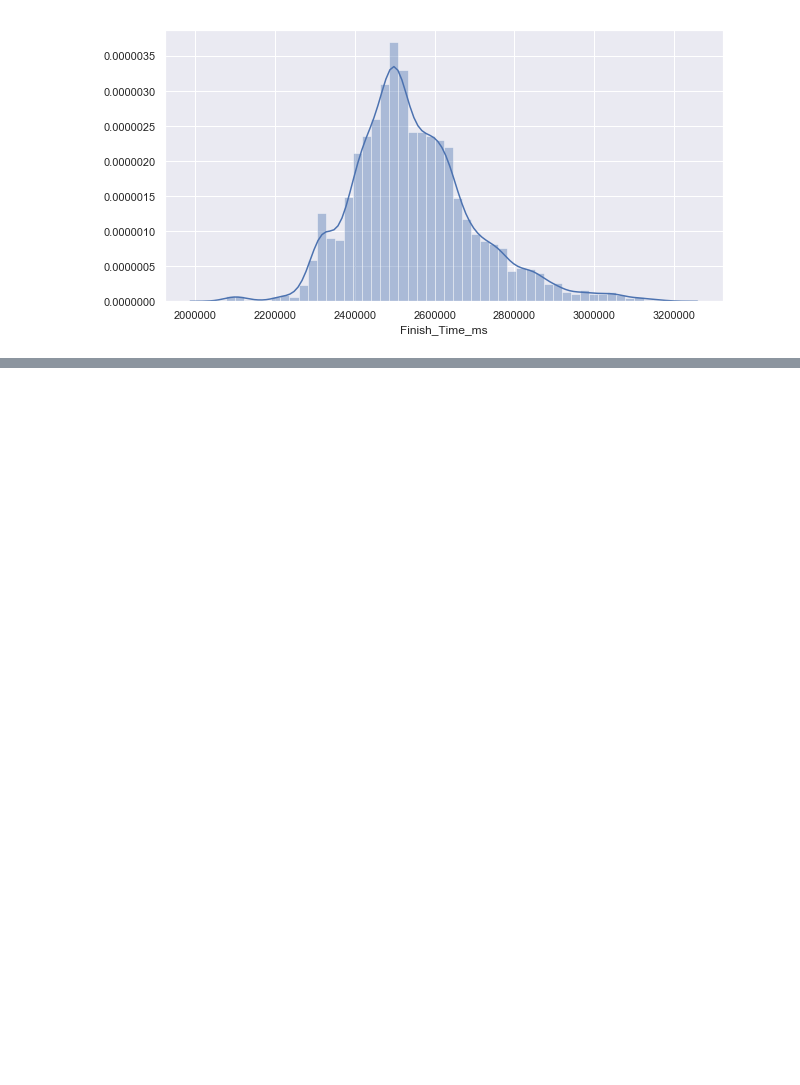
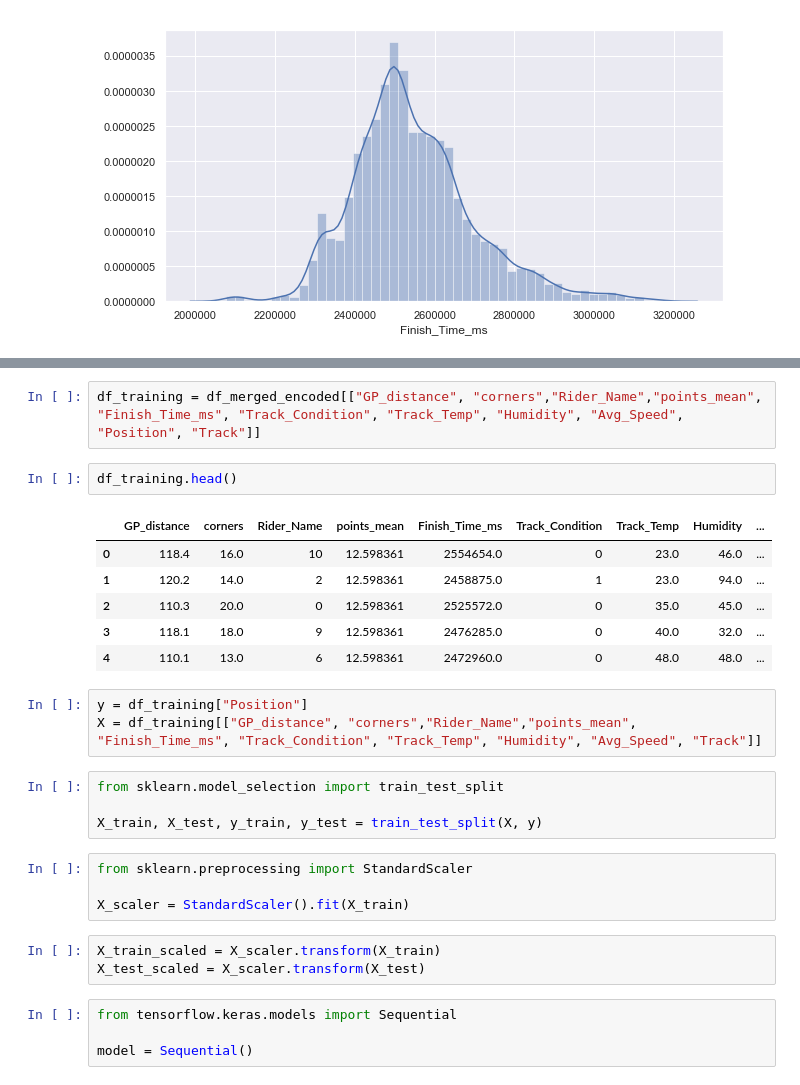
Before and after one commit to GrumpiestToast/motoGP_data, a Jupyter notebook: GP_model.ipynb, the cells around one changed output, grey strips where cells are left out. Saved outputs shown, nothing was run; the diff lists cells and outputs as text; blank space fills up the shorter version.

```diff
--- a/GP_model.ipynb
+++ b/GP_model.ipynb
@@ -147,0 +216,29 @@ sns.distplot(df_c_normal.Finish_Time_ms);
+# %%
+df_training = df_merged_encoded[["GP_distance", "corners","Rider_Name","points_mean", "Finish_Time_ms", "Track_Condition", "Track_Temp", "Humidity", "Avg_Speed", "Position", "Track"]]
+# %%
+df_training.head()
+# %% [output]
+|  | GP_distance | corners | Rider_Name | points_mean | Finish_Time_ms | Track_Condition | Track_Temp | Humidity | ... |
+| 0 | 118.4 | 16.0 | 10 | 12.598361 | 2554654.0 | 0 | 23.0 | 46.0 | ... |
+| 1 | 120.2 | 14.0 | 2 | 12.598361 | 2458875.0 | 1 | 23.0 | 94.0 | ... |
+| 2 | 110.3 | 20.0 | 0 | 12.598361 | 2525572.0 | 0 | 35.0 | 45.0 | ... |
+| 3 | 118.1 | 18.0 | 9 | 12.598361 | 2476285.0 | 0 | 40.0 | 32.0 | ... |
+| 4 | 110.1 | 13.0 | 6 | 12.598361 | 2472960.0 | 0 | 48.0 | 48.0 | ... |
+# %%
+y = df_training["Position"]
+X = df_training[["GP_distance", "corners","Rider_Name","points_mean", "Finish_Time_ms", "Track_Condition", "Track_Temp", "Humidity", "Avg_Speed", "Track"]]
+# %%
+from sklearn.model_selection import train_test_split
+
+X_train, X_test, y_train, y_test = train_test_split(X, y)
+# %%
+from sklearn.preprocessing import StandardScaler
+
+X_scaler = StandardScaler().fit(X_train)
+# %%
+X_train_scaled = X_scaler.transform(X_train)
+X_test_scaled = X_scaler.transform(X_test)
+# %%
+from tensorflow.keras.models import Sequential
+
+model = Sequential()
```
Also changed, not shown: parts of 22 cells of this notebook, 2 other files.
